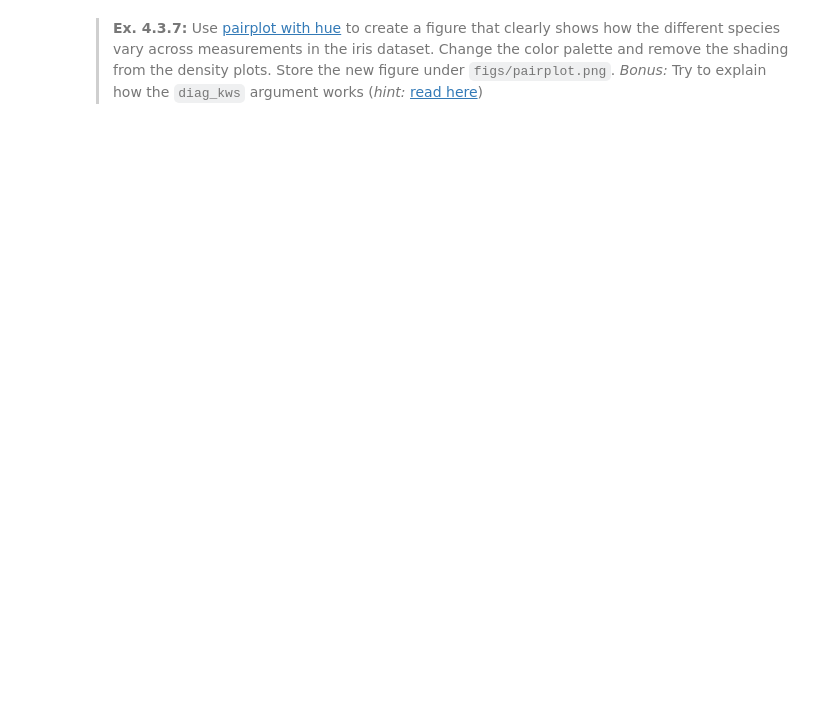
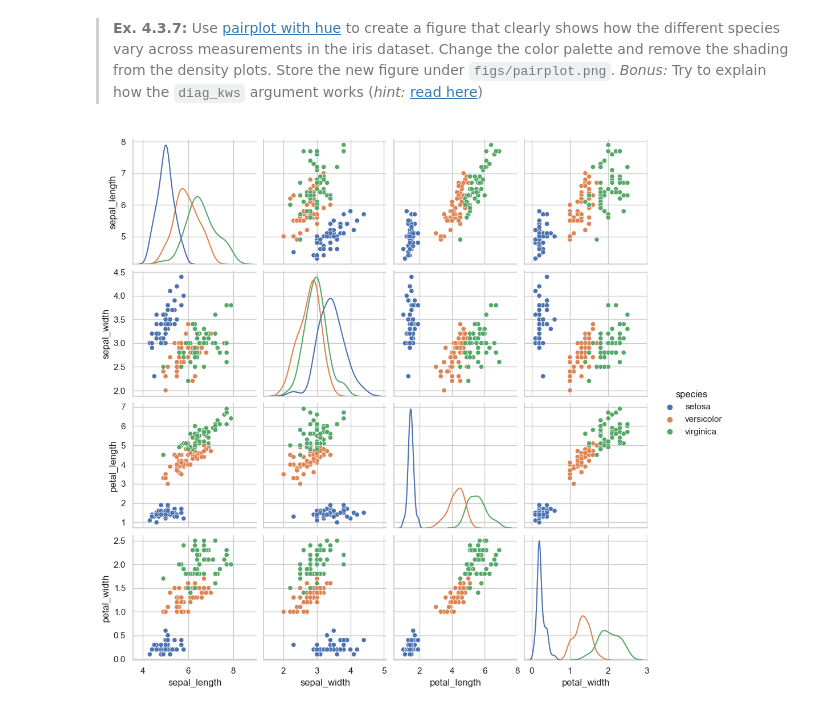
Before and after one commit to NicholasStampe/SocialDataScience, a Jupyter notebook: Jona.assignment_1.ipynb, the cells around one changed output. Cells and saved outputs as stored; diff of their text form; code cells hidden in the pictures; blank space fills up the shorter version.

```diff
--- a/Jona.assignment_1.ipynb
+++ b/Jona.assignment_1.ipynb
@@ -448,0 +603,23 @@ raise NotImplementedError()
+# %%
+# YOUR CODE HERE
+import seaborn as sns
+import matplotlib.pyplot as plt
+from pathlib import Path
+
+iris = sns.load_dataset('iris')
+
+sns.set(style="whitegrid")
+diag_kws = dict(fill=False)
+
+# Create the pairplot
+sns.pairplot(iris, hue='species', diag_kws=diag_kws)
+
+# Save the figure as pairplot.png in the 'figs' subfolder
+fp_figs = Path.cwd() / "figs"
+Path.mkdir(fp_figs, exist_ok=True)
+plt.savefig(fp_figs / "pairplot.png")
+
+# Show the pairplot
+plt.show()
+# %% [output]
+[figure, added]
```
Also changed, not shown: parts of 6 cells of this notebook, 4 other files.
